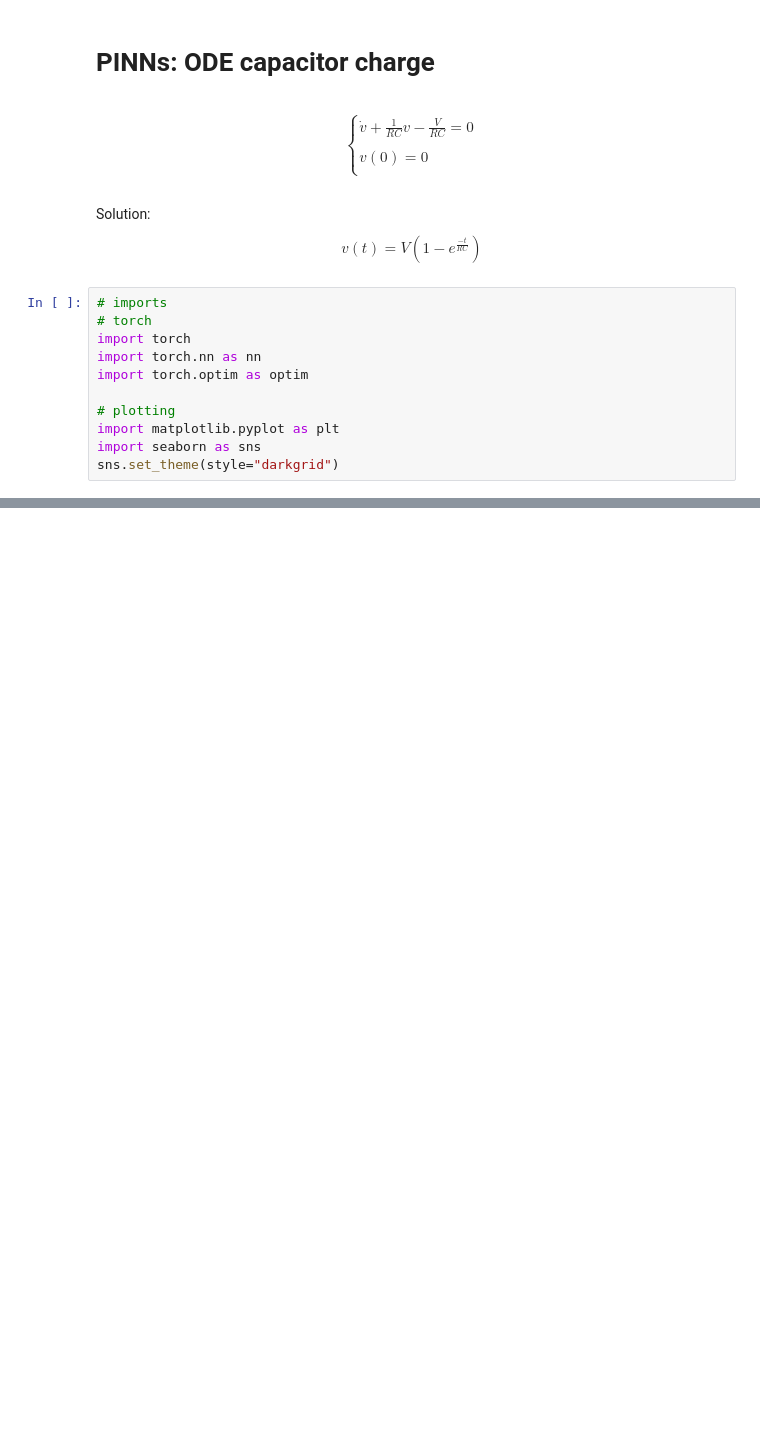
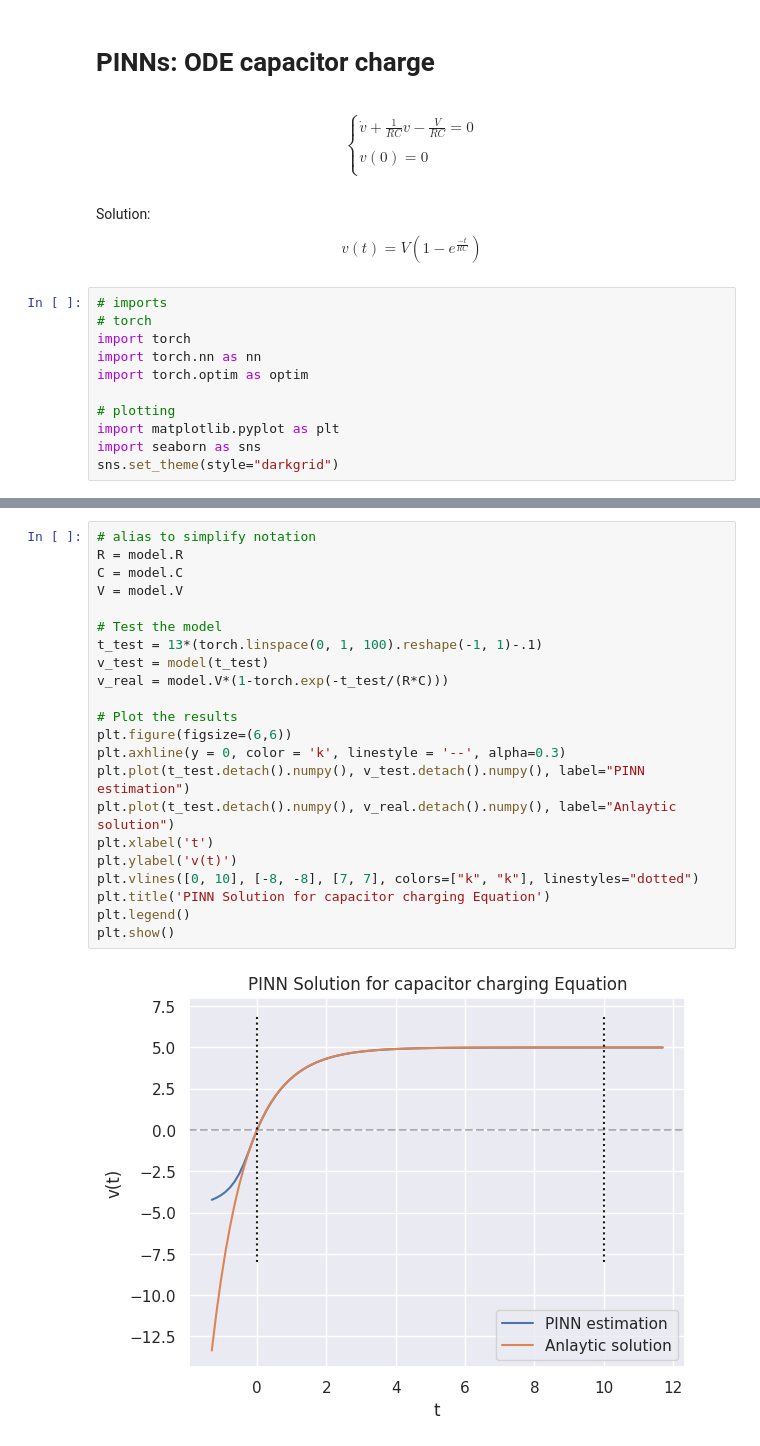
Before and after one commit to Bear-Witness-98/pinns_on_pytorch, a Jupyter notebook: tech_demo/ode/capacitor_charging.ipynb, the cells around one changed output, grey strips where cells are left out. Cells and saved outputs as stored; diff of their text form; blank space fills up the shorter version.

Commit message:
Add oscillator. Update capacitor

```diff
--- a/tech_demo/ode/capacitor_charging.ipynb
+++ b/tech_demo/ode/capacitor_charging.ipynb
@@ -144,0 +145,24 @@ plt.show()
+# %%
+# alias to simplify notation
+R = model.R
+C = model.C
+V = model.V
+
+# Test the model
+t_test = 13*(torch.linspace(0, 1, 100).reshape(-1, 1)-.1)
+v_test = model(t_test)
+v_real = model.V*(1-torch.exp(-t_test/(R*C)))
+
+# Plot the results
+plt.figure(figsize=(6,6))
+plt.axhline(y = 0, color = 'k', linestyle = '--', alpha=0.3)
+plt.plot(t_test.detach().numpy(), v_test.detach().numpy(), label="PINN estimation")
+plt.plot(t_test.detach().numpy(), v_real.detach().numpy(), label="Anlaytic solution")
+plt.xlabel('t')
+plt.ylabel('v(t)')
+plt.vlines([0, 10], [-8, -8], [7, 7], colors=["k", "k"], linestyles="dotted")
+plt.title('PINN Solution for capacitor charging Equation')
+plt.legend()
+plt.show()
+# %% [output]
+[figure, added]
```
Also changed, not shown: parts of 3 cells of this notebook, 1 other file.
